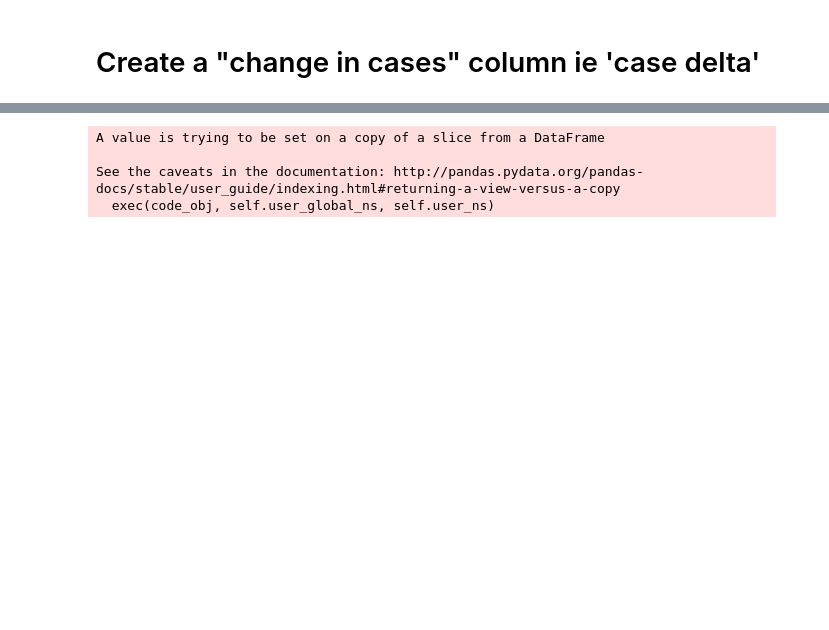
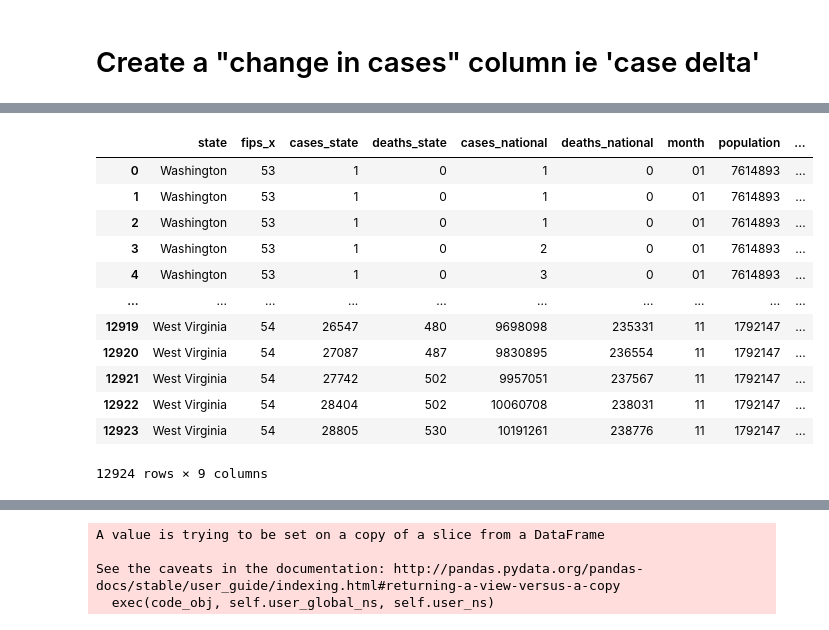
Before and after one commit to danvalen1/Corona-Employment, a Jupyter notebook: notebooks/tjh/geo-pol-covid-df-creation.ipynb, the cells around one changed output, grey strips where cells are left out. Cells and saved outputs as stored; diff of their text form; code cells hidden in the pictures; blank space fills up the shorter version.

```diff
--- a/notebooks/tjh/geo-pol-covid-df-creation.ipynb
+++ b/notebooks/tjh/geo-pol-covid-df-creation.ipynb
@@ -196,4 +200,19 @@ columns = df_covid_pop_state_delta.columns.to_list()
 columns[8] = 'drop'
 df_covid_pop_state_delta.columns = columns
 # %%
-df_covid_pop_state_delta = df_covid_pop_state_delta.drop(columns=['drop', 'name'])
+df_covid_pop_state_delta = df_covid_pop_state_delta.drop(columns=['drop', 'name', 'date'])
+df_covid_pop_state_delta
+# %% [output]
+|  | state | fips_x | cases_state | deaths_state | cases_national | deaths_national | month | population | ... |
+| 0 | Washington | 53 | 1 | 0 | 1 | 0 | 01 | 7614893 | ... |
+| 1 | Washington | 53 | 1 | 0 | 1 | 0 | 01 | 7614893 | ... |
+| 2 | Washington | 53 | 1 | 0 | 1 | 0 | 01 | 7614893 | ... |
+| 3 | Washington | 53 | 1 | 0 | 2 | 0 | 01 | 7614893 | ... |
+| 4 | Washington | 53 | 1 | 0 | 3 | 0 | 01 | 7614893 | ... |
+| ... | ... | ... | ... | ... | ... | ... | ... | ... | ... |
+| 12919 | West Virginia | 54 | 26547 | 480 | 9698098 | 235331 | 11 | 1792147 | ... |
+| 12920 | West Virginia | 54 | 27087 | 487 | 9830895 | 236554 | 11 | 1792147 | ... |
+| 12921 | West Virginia | 54 | 27742 | 502 | 9957051 | 237567 | 11 | 1792147 | ... |
+| 12922 | West Virginia | 54 | 28404 | 502 | 10060708 | 238031 | 11 | 1792147 | ... |
+| 12923 | West Virginia | 54 | 28805 | 530 | 10191261 | 238776 | 11 | 1792147 | ... |
+12924 rows × 9 columns
```
Also changed, not shown: parts of 26 cells of this notebook, 2 other files.
